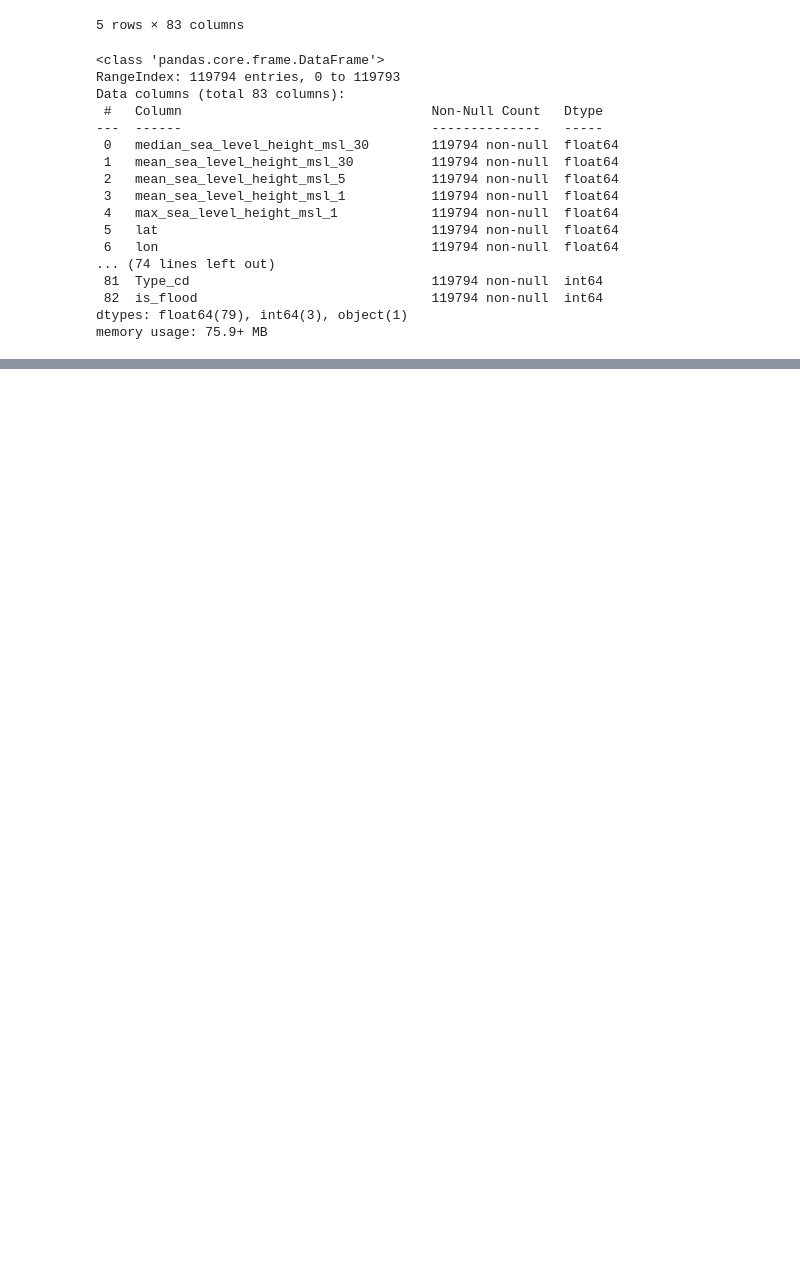
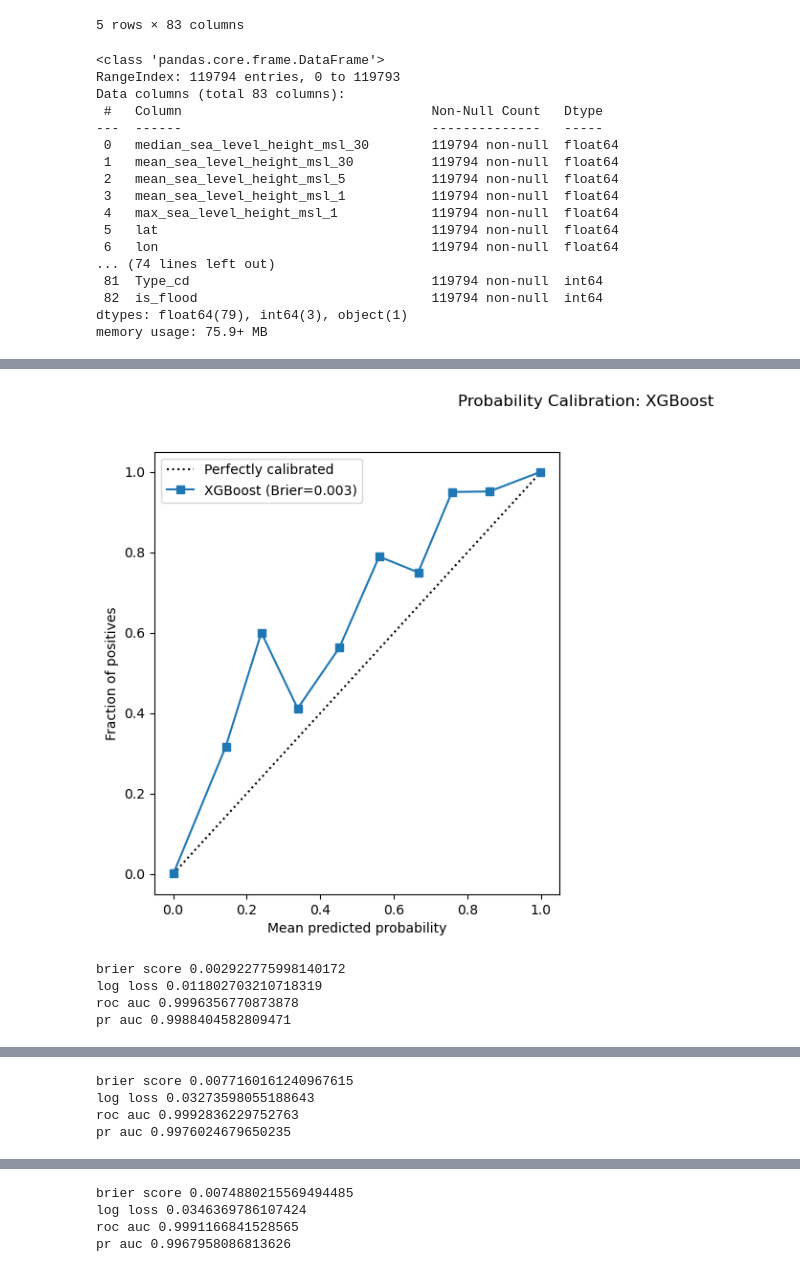
Before and after one commit to AdrienD-Skep/Flood_prediction_project, a Jupyter notebook: Notebooks/4 flood predict ml/flood_predict_ML_nb.ipynb, the cells around one changed output, grey strips where cells are left out. Cells and saved outputs as stored; diff of their text form; code cells hidden in the pictures; blank space fills up the shorter version.

```diff
--- a/Notebooks/4 flood predict ml/flood_predict_ML_nb.ipynb
+++ b/Notebooks/4 flood predict ml/flood_predict_ML_nb.ipynb
@@ -1167,0 +744,3 @@ joblib.dump(model_XGBC_best_params, 'output/model_XGBC_predict_flood.pkl')
+# %%
+X_train_resampled_ada, y_train_resampled_ada = adasyn.fit_resample(X_train, y_train)
+X_train_resampled_ros, y_train_resampled_ros = ros.fit_resample(X_train, y_train)
@@ -1167,0 +1115,14 @@ joblib.dump(model_XGBC_best_params, 'output/model_XGBC_predict_flood.pkl')
+# %%
+bestmodel_calibrated_XGBC = Pipeline(steps=[
+    ("standard_scaler", StandardScaler()),
+    ('calibrator', CalibratedClassifierCV(
+        estimator=XGBClassifier(**bayes_search_XGBC_3.best_params_),
+        cv=3,
+        method="isotonic"
+    ))
+])
+
+bestmodel_calibrated_XGBC.fit(X_train_resampled_ros, y_train_resampled_ros)
+y_pred = bestmodel_calibrated_XGBC.predict(X_test)
+print(f"Train score: {bestmodel_calibrated_XGBC.score(X_train, y_train)}")
+evaluate_model(y_pred, y_test, False)
@@ -1167,0 +1148,45 @@ joblib.dump(model_XGBC_best_params, 'output/model_XGBC_predict_flood.pkl')
+# %%
+def evaluate_proba(y_true, y_proba, n_bins=10, model_name=""):
+    # Evaluate probability quality with metrics and plots.
+
+    # Calculate metrics
+    brier = brier_score_loss(y_true, y_proba)
+    logloss = log_loss(y_true, y_proba)
+    roc_auc = roc_auc_score(y_true, y_proba)
+    pr_auc = average_precision_score(y_true, y_proba)
+
+    # Calibration curve
+    prob_true, prob_pred = calibration_curve(y_true, y_proba, n_bins=n_bins)
+
+    # Plot
+    plt.figure(figsize=(12, 6))
+
+    # Reliability diagram
+    plt.subplot(1, 2, 1)
+    plt.plot([0, 1], [0, 1], "k:", label="Perfectly calibrated")
+    plt.plot(prob_pred, prob_true, "s-", label=f"{model_name} (Brier={brier:.3f})")
+    plt.xlabel("Mean predicted probability")
+    plt.ylabel("Fraction of positives")
+    plt.legend()
+
+    plt.suptitle(f"Probability Calibration: {model_name}")
+    plt.show()
+
+    print("brier score", brier)
+    print("log loss", logloss)
+    print("roc auc", roc_auc)
+    print("pr auc", pr_auc)
+
+
+y_proba = model_bayes_XGBC_3.predict_proba(X_test)[:, 1]
+evaluate_proba(y_test, y_proba, model_name="XGBoost")
+y_proba = bayes_search.predict_proba(X_test)[:, 1]
+evaluate_proba(y_test, y_proba, model_name="XGBoost + calibrator")
+y_proba = bestmodel_calibrated_XGBC.predict_proba(X_test)[:, 1]
+evaluate_proba(y_test, y_proba, model_name="best XGBoost + calibrator")
+# %% [output]
+[figure, added]
+brier score 0.002922775998140172
+log loss 0.011802703210718319
+roc auc 0.9996356770873878
+pr auc 0.9988404582809471
@@ -1167,0 +1194,4 @@ joblib.dump(model_XGBC_best_params, 'output/model_XGBC_predict_flood.pkl')
+brier score 0.0077160161240967615
+log loss 0.03273598055188643
+roc auc 0.9992836229752763
+pr auc 0.9976024679650235
@@ -1167,0 +1199,4 @@ joblib.dump(model_XGBC_best_params, 'output/model_XGBC_predict_flood.pkl')
+brier score 0.0074880215569494485
+log loss 0.0346369786107424
+roc auc 0.9991166841528565
+pr auc 0.9967958086813626
```
Also changed, not shown: parts of 81 cells of this notebook, 4 other files.
